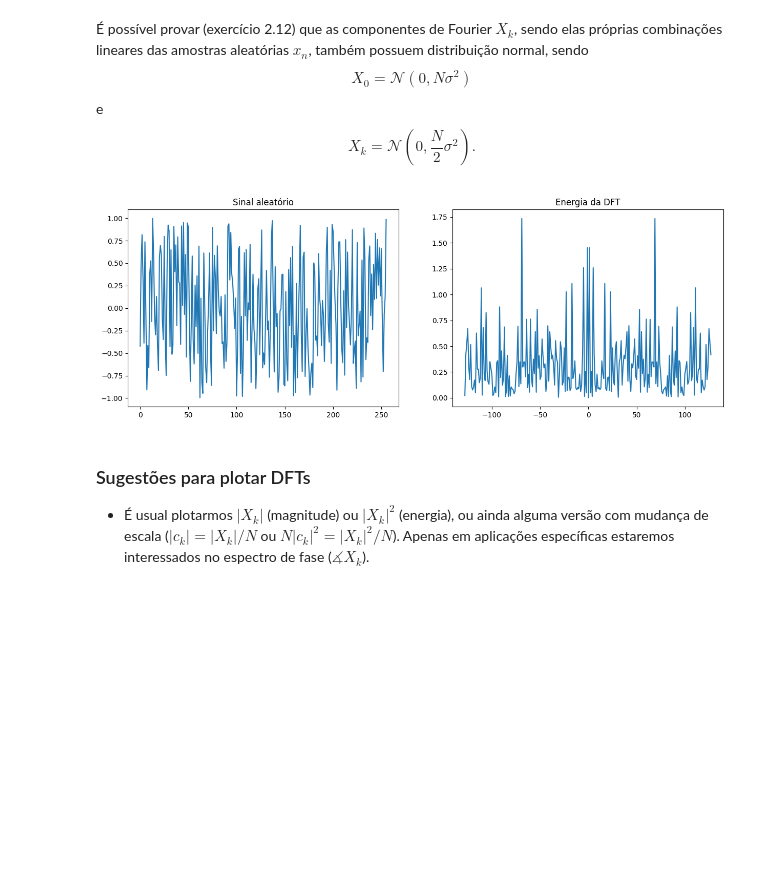
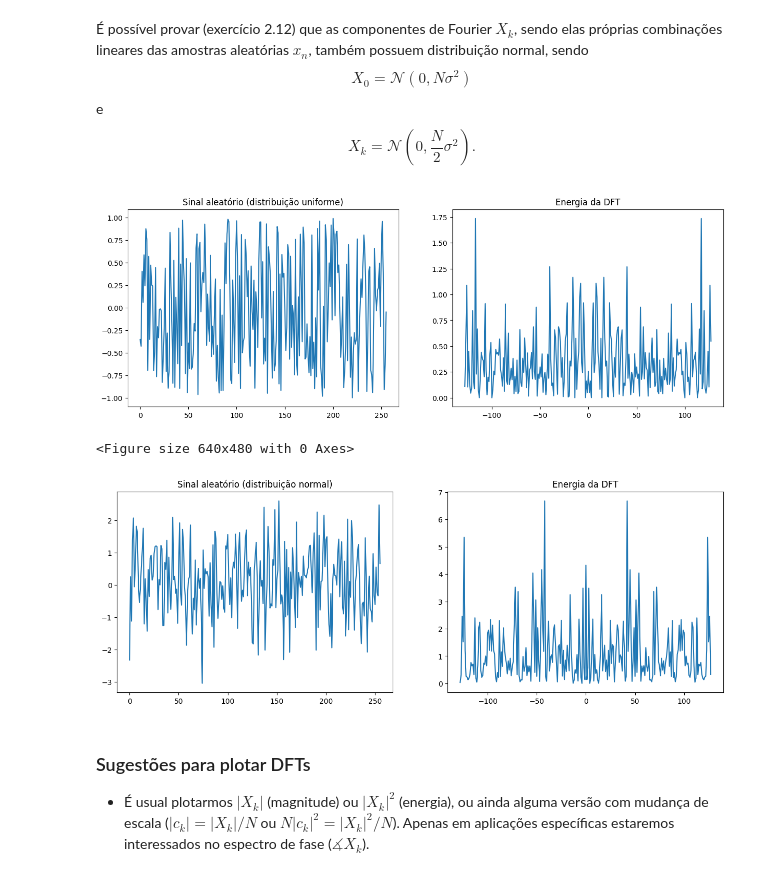
Before and after one commit to diogoalves/mac5920-dsp2022, a Jupyter notebook: aulas/section_2-4.ipynb, the cells around one changed output. Cells and saved outputs as stored; diff of their text form; code cells hidden in the pictures; blank space fills up the shorter version.

```diff
--- a/aulas/section_2-4.ipynb
+++ b/aulas/section_2-4.ipynb
@@ -168,11 +549,21 @@ $$X_k = \mathcal{N}\left(0,\frac{N}{2}\sigma^2\right).$$
 # %%
 N = 256; t = np.arange(N); x = np.random.rand(N) * 2 - 1
 X = np.fft.fft(x); c = X / N; E = N * abs(c)**2
 f, ax = plt.subplots(1,2,figsize=(15,5))
-ax[0].set_title("Sinal aleatório"); ax[0].plot(t, x)
+ax[0].set_title("Sinal aleatório (distribuição uniforme)"); ax[0].plot(t, x)
 ax[1].set_title("Energia da DFT"); ax[1].plot(np.arange(N) - N/2, np.roll(E, int(N/2))); plt.show()
+
+plt.figure()
+
+N = 256; t = np.arange(N); x = np.random.randn(N)
+X = np.fft.fft(x); c = X / N; E = N * abs(c)**2
+f, ax = plt.subplots(1,2,figsize=(15,5))
+ax[0].set_title("Sinal aleatório (distribuição normal)"); ax[0].plot(t, x)
+ax[1].set_title("Energia da DFT"); ax[1].plot(np.arange(N) - N/2, np.roll(E, int(N/2))); plt.show()
 # %% [output]
-[figure, old version]
+[figure, new version]
+<Figure size 640x480 with 0 Axes>
+[figure, added]
 # %% [markdown]
 ### Sugestões para plotar DFTs
 
```
Also changed, not shown: parts of 10 cells of this notebook, 3 other files.
